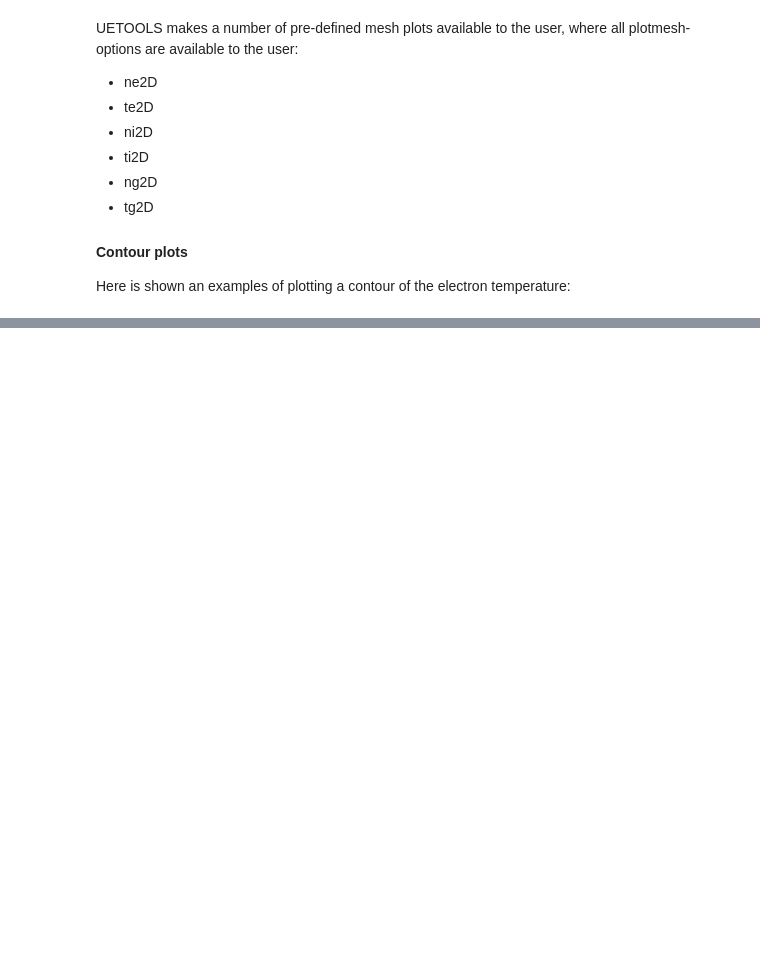
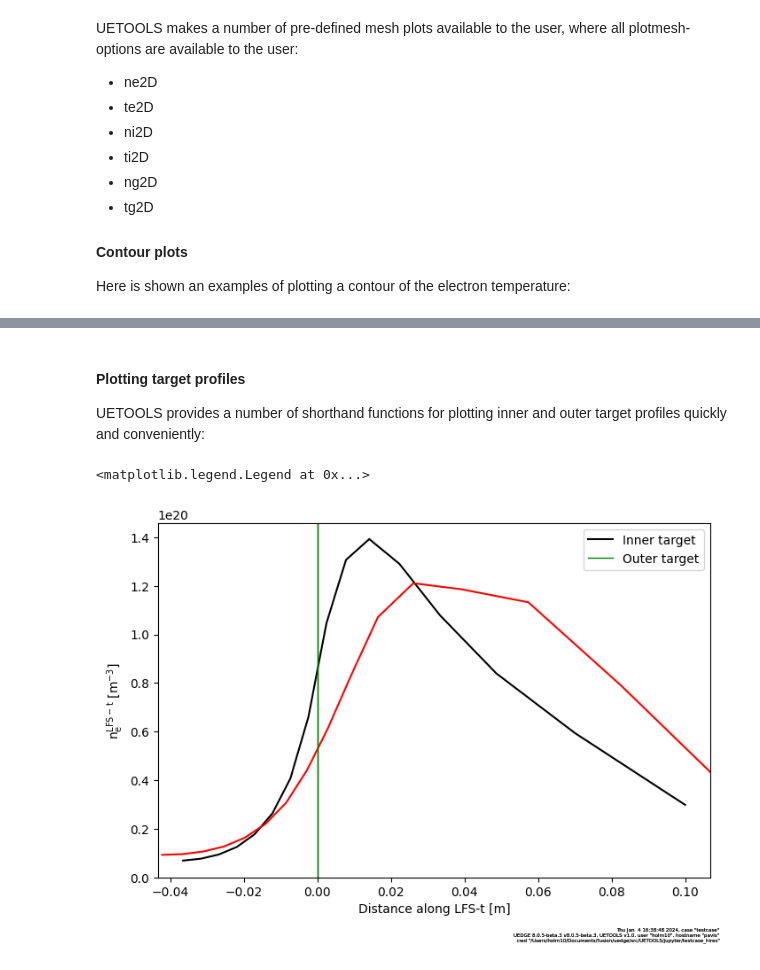
Before and after one commit to LLNL/UETOOLS, a Jupyter notebook: jupyter/1_introduction.ipynb, the cells around one changed output, grey strips where cells are left out. Saved outputs shown, nothing was run; the diff lists cells and outputs as text; code cells hidden in the pictures; blank space fills up the shorter version.

```diff
--- a/jupyter/1_introduction.ipynb
+++ b/jupyter/1_introduction.ipynb
@@ -29,4 +29,4 @@ UETOOLS reads YAML-style input files, or restores the UEDGE case from save-files
 #### Restoring a UEDGE case from a save file
 Below is shown an example of a UEDGE case being restored from a save-file.
 # %%
-c = Case('nc20.hdf5')
+#c = Case('nc20.hdf5')
@@ -91,0 +103,10 @@ c.contour(c.get('te')/c.get('ev'), levels=[10,50], labels=False, xlim=(1, 1.75),
+# %% [markdown]
+#### Plotting target profiles
+UETOOLS provides a number of shorthand functions for plotting inner and outer target profiles quickly and conveniently:
+# %%
+ne_t = c.neIT(color='k')
+c.neOT(color='r', ax = ne_t)
+ne_t.get_axes()[0].legend(["Inner target", "Outer target"])
+# %% [output]
+<matplotlib.legend.Legend at 0x...>
+[figure, added]
```
Also changed, not shown: parts of 14 cells of this notebook.
